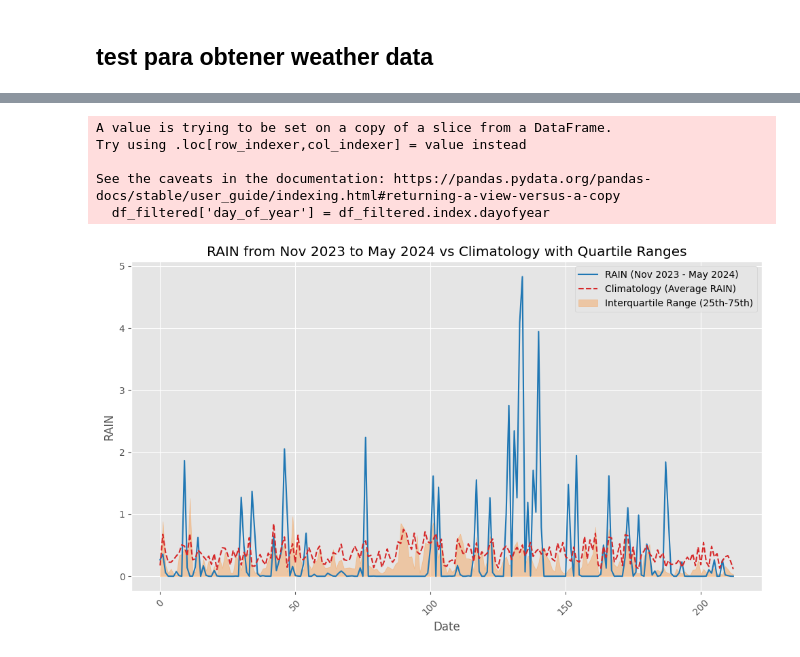
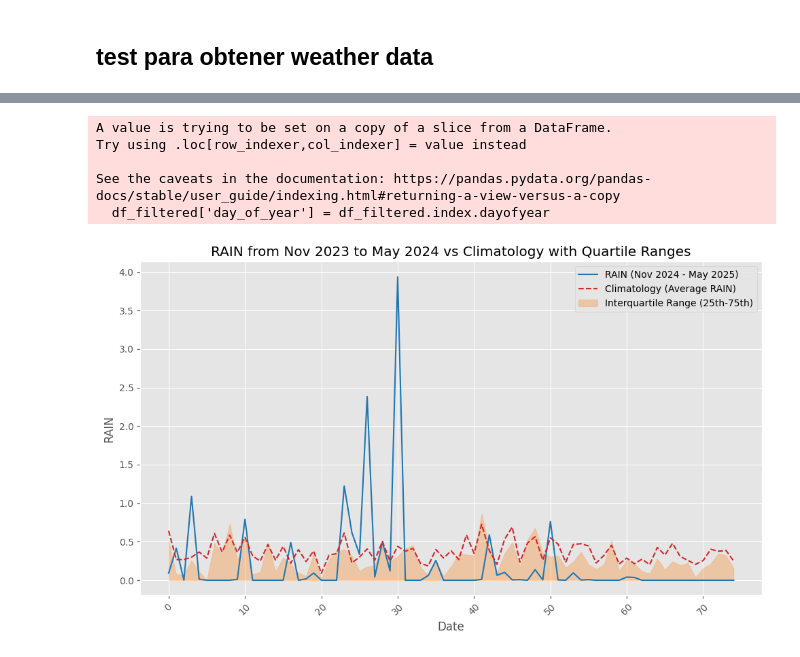
Before and after one commit to jimoreira/Cropmodels, a Jupyter notebook: runflies/test_import_weatherdata_directly.ipynb, the cells around one changed output, grey strips where cells are left out. Drawn from its saved outputs; the diff is of its cells as text; code cells hidden in the pictures.

```diff
--- a/runflies/test_import_weatherdata_directly.ipynb
+++ b/runflies/test_import_weatherdata_directly.ipynb
@@ -32,6 +43,6 @@ PCSEError: Cannot find weather file at: d:\OneDrive\CLISCO\code\desarrollo\debor
 # %%
 from pcse.input import NASAPowerWeatherDataProvider
 
-weatherdata = NASAPowerWeatherDataProvider(longitude=-57.079, latitude=-33.492)
+weatherdata = NASAPowerWeatherDataProvider(longitude=-58.10, latitude=-33.705)
 print(weatherdata)
 # %% [output]
@@ -88,7 +82,7 @@ variable = 'RAIN'  # Change this to any column name, e.g., 'TMIN', 'TMAX', etc.
 df.index = pd.to_datetime(df.index)
 
 # Step 2: Filter the DataFrame for the desired date range: Nov 2023 to May 2024
-df_filtered = df.loc['2023-11-01':'2024-05-31']
+df_filtered = df.loc['2024-11-01':'2025-05-31']
 
 # Step 3: Calculate the climatology (mean for each day of the year, across all years)
 df['day_of_year'] = df.index.dayofyear  # Add a column for the day of the year
@@ -110,32 +104,32 @@ df_filtered = df_filtered.merge(q25, on='day_of_year', suffixes=('', '_q25'))
 # Step 8: Merge the 75th percentile with the filtered data by day of year (with a suffix)
 df_filtered = df_filtered.merge(q75, on='day_of_year', suffixes=('', '_q75'))
 
 # Step 9: Plot the selected variable, climatology, and quartile ranges
 plt.figure(figsize=(10, 6))
-plt.plot(df_filtered.index, df_filtered[variable], label=f'{variable} (Nov 2023 - May 2024)', color='tab:blue')
+plt.plot(df_filtered.index, df_filtered[variable], label=f'{variable} (Nov 2024 - May 2025)', color='tab:blue')
 plt.plot(df_filtered.index, df_filtered[f'{variable}_clim'], label=f'Climatology (Average {variable})', color='tab:red', linestyle='--')
 
 # Step 10: Add shaded area for the interquartile range (25th to 75th percentiles)
 plt.fill_between(df_filtered.index, df_filtered[f'{variable}_q25'], df_filtered[f'{variable}_q75'], color='tab:orange', alpha=0.3, label=f'Interquartile Range (25th-75th)')
 
 # Step 11: Add title and labels
 plt.title(f'{variable} from Nov 2023 to May 2024 vs Climatology with Quartile Ranges')
 plt.xlabel('Date')
 plt.ylabel(f'{variable}')
 
 # Step 12: Rotate the x-axis labels for better readability
 plt.xticks(rotation=45)
 
 # Step 13: Add a legend
 plt.legend()
 
 # Step 14: Display the plot
 plt.tight_layout()
 plt.show()
 # %% [output]
 A value is trying to be set on a copy of a slice from a DataFrame.
 Try using .loc[row_indexer,col_indexer] = value instead
 
 See the caveats in the documentation: https://pandas.pydata.org/pandas-docs/stable/user_guide/indexing.html#returning-a-view-versus-a-copy
   df_filtered['day_of_year'] = df_filtered.index.dayofyear
-[figure, old version]
+[figure, new version]
```
Also changed, not shown: parts of 3 cells of this notebook, 20 other files.
